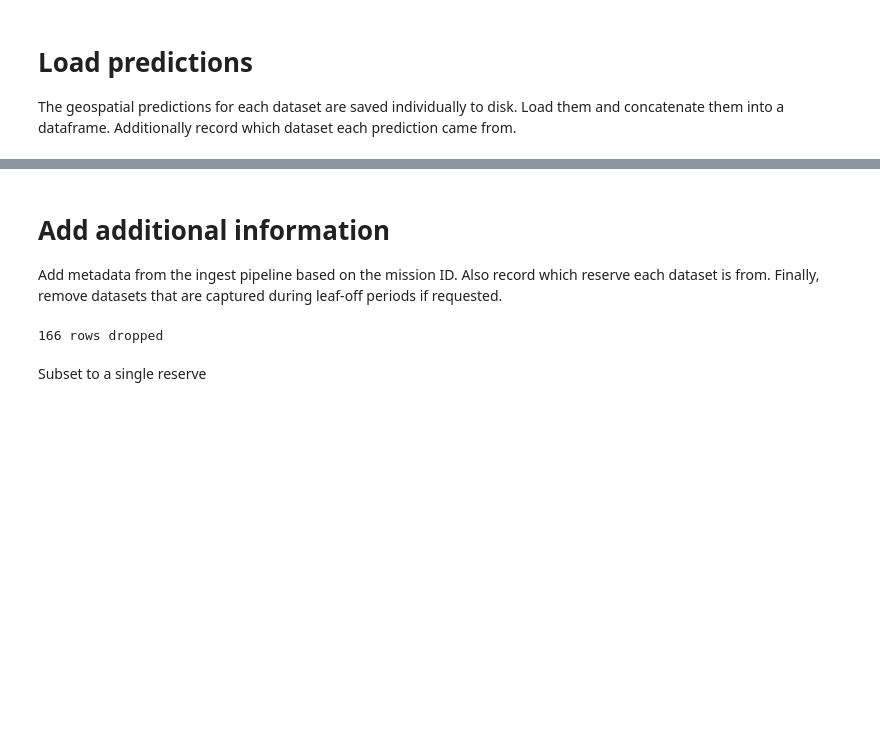
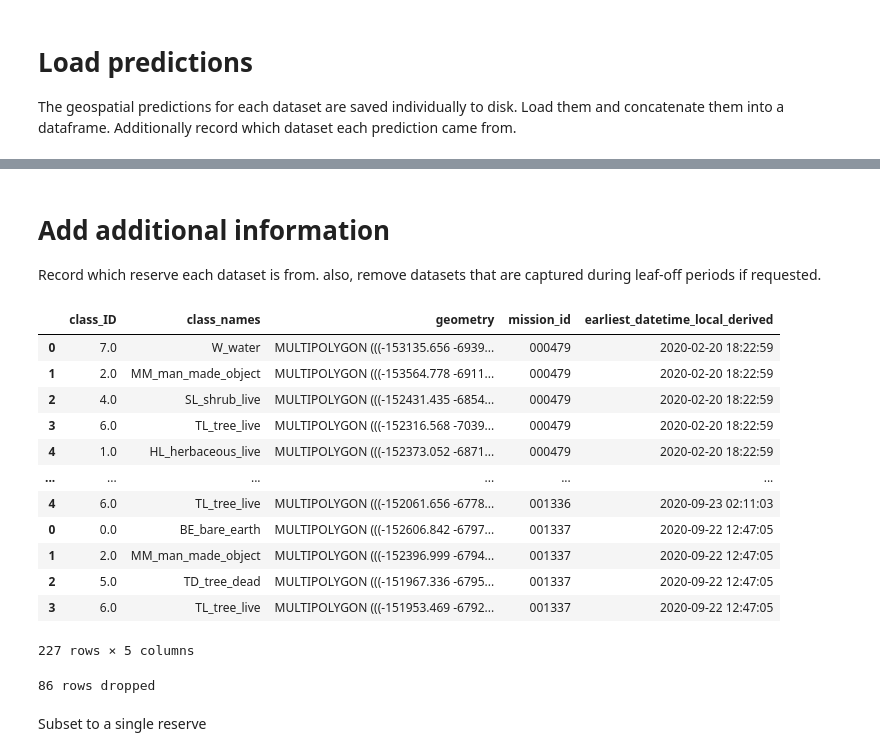
Before and after one commit to focal-lab/ucnrs-experiments, a Jupyter notebook: code/analysis/cover_change.ipynb, the cells around one changed output, grey strips where cells are left out. Cells and saved outputs as stored; diff of their text form; code cells hidden in the pictures; blank space fills up the shorter version.

Commit message:
Update to new per-mission metadata format

```diff
--- a/code/analysis/cover_change.ipynb
+++ b/code/analysis/cover_change.ipynb
@@ -36,15 +63,14 @@ WORKING_CRS = pyproj.CRS.from_epsg(3310)
 # The generous bounds of the reserves
 RESERVE_BOUNDS = gpd.GeoDataFrame(
     {
-        "geometry":
-            [
-                box(xmin=-122.5, ymin=38, xmax=-122, ymax=39),
-                box(xmin=-122, ymin=37, xmax=-121.5, ymax=38),
-                box(xmin=-122, ymin=36, xmax=-121.5, ymax=37)
-            ],
-        "reserve": ["Quail", "BORR", "Hastings"]
+        "geometry": [
+            box(xmin=-122.5, ymin=38, xmax=-122, ymax=39),
+            box(xmin=-122, ymin=37, xmax=-121.5, ymax=38),
+            box(xmin=-122, ymin=36, xmax=-121.5, ymax=37),
+        ],
+        "reserve": ["Quail", "BORR", "Hastings"],
     },
-    crs=4326
+    crs=4326,
 )
 RESERVE_BOUNDS.to_crs(WORKING_CRS, inplace=True)
 RESERVE_BOUNDS.plot("reserve")
@@ -174,7 +194,3 @@ This is taken from the ingest step and contains the time each mission was collec
-# %%
-metadata = gpd.read_file(METADATA_FILE)
-# Subset to the datetime column (needed for leaf-on/off) and the mission_id, needed for linking
-metadata = metadata[["mission_id", "earliest_datetime_local_derived"]]
 # %% [markdown]
 # Load predictions
 The geospatial predictions for each dataset are saved individually to disk. Load them and concatenate them into a dataframe. Additionally record which dataset each prediction came from.
@@ -184,10 +200,19 @@ pred_files = sorted(PREDS_FOLDER.glob("*"))
 
 preds = []
 for pred_file in pred_files:
+    metadata_file = Path(METADATA_FOLDER, pred_file.stem + "_mission-metadata.gpkg")
+    try:
+        metadata = gpd.read_file(metadata_file)
+    except:
+        print(f"No metadata found for {metadata_file}")
+        continue
     # Load the predicted map for one dataset
     pred = gpd.read_file(pred_file)
     # Add the mission ID information so it's tracked in the future
     pred["mission_id"] = pred_file.stem
+    pred["earliest_datetime_local_derived"] = pd.to_datetime(
+        metadata["earliest_datetime_local_derived"].values[0]
+    )
 
     preds.append(pred)
 
@@ -219,25 +239,37 @@ all_preds.plot()
 [figure]
 # %% [markdown]
 # Add additional information
-Add metadata from the ingest pipeline based on the mission ID. Also record which reserve each dataset is from. Finally, remove datasets that are captured during leaf-off periods if requested.
+Record which reserve each dataset is from. also, remove datasets that are captured during leaf-off periods if requested.
 # %%
-# Combine the metadata with the predictions
-all_preds = all_preds.merge(metadata, on="mission_id")
-
 # Restrict to the time period that leaves would be one
 if ONLY_LEAF_ON:
     # Extract the mmdd representation of the month and day
-    int_month_day = all_preds["earliest_datetime_local_derived"].dt.strftime('%m%d').astype(int)
+    int_month_day = (
+        all_preds["earliest_datetime_local_derived"].dt.strftime("%m%d").astype(int)
+    )
 
     index = (int_month_day > LEAF_ON_START_DATE) & (int_month_day < LEAF_ON_END_DATE)
 
     print(f"{len(index) - index.sum()} rows dropped")
     all_preds = all_preds[index]
 
 # Add the information about which reserve it corresponds to
 all_preds = gpd.sjoin(all_preds, RESERVE_BOUNDS, how="left", predicate="intersects")
 # %% [output]
+|  | class_ID | class_names | geometry | mission_id | earliest_datetime_local_derived |
+| 0 | 7.0 | W_water | MULTIPOLYGON (((-153135.656 -6939... | 000479 | 2020-02-20 18:22:59 |
+| 1 | 2.0 | MM_man_made_object | MULTIPOLYGON (((-153564.778 -6911... | 000479 | 2020-02-20 18:22:59 |
+| 2 | 4.0 | SL_shrub_live | MULTIPOLYGON (((-152431.435 -6854... | 000479 | 2020-02-20 18:22:59 |
+| 3 | 6.0 | TL_tree_live | MULTIPOLYGON (((-152316.568 -7039... | 000479 | 2020-02-20 18:22:59 |
+| 4 | 1.0 | HL_herbaceous_live | MULTIPOLYGON (((-152373.052 -6871... | 000479 | 2020-02-20 18:22:59 |
+| ... | ... | ... | ... | ... | ... |
+| 4 | 6.0 | TL_tree_live | MULTIPOLYGON (((-152061.656 -6778... | 001336 | 2020-09-23 02:11:03 |
+| 0 | 0.0 | BE_bare_earth | MULTIPOLYGON (((-152606.842 -6797... | 001337 | 2020-09-22 12:47:05 |
+| 1 | 2.0 | MM_man_made_object | MULTIPOLYGON (((-152396.999 -6794... | 001337 | 2020-09-22 12:47:05 |
+| 2 | 5.0 | TD_tree_dead | MULTIPOLYGON (((-151967.336 -6795... | 001337 | 2020-09-22 12:47:05 |
+| 3 | 6.0 | TL_tree_live | MULTIPOLYGON (((-151953.469 -6792... | 001337 | 2020-09-22 12:47:05 |
-166 rows dropped
+227 rows × 5 columns
+86 rows dropped
 # %% [markdown]
 Subset to a single reserve
 # %%
```
Also changed, not shown: parts of 15 cells of this notebook.
